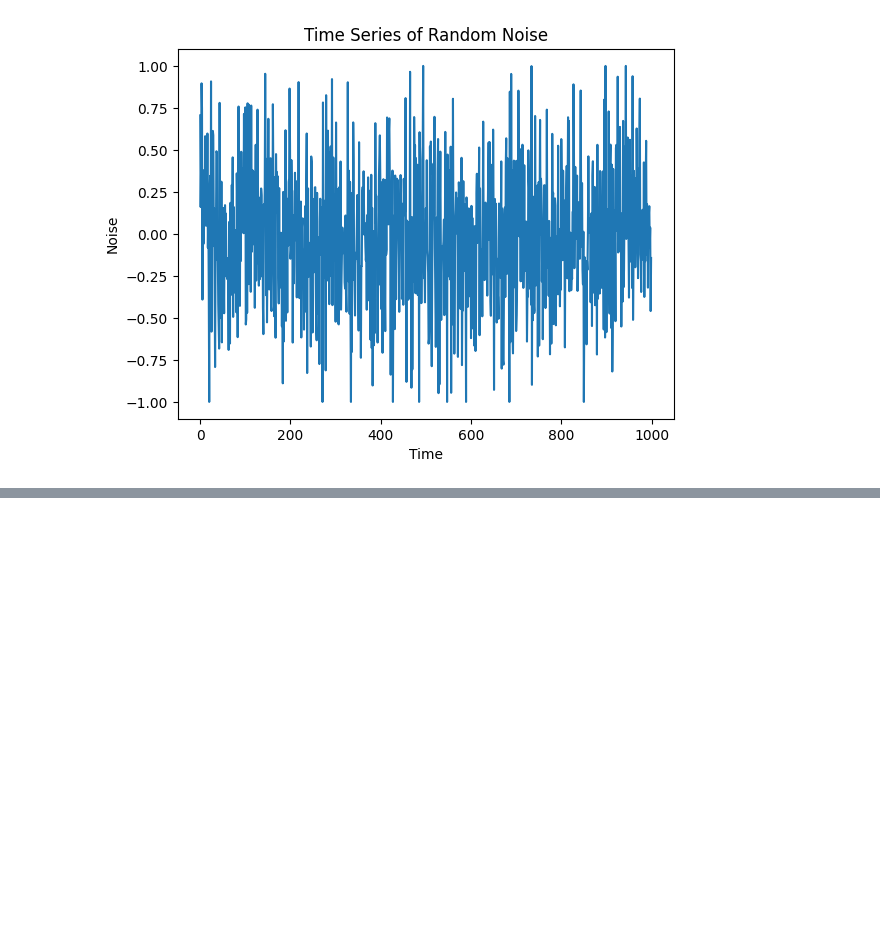
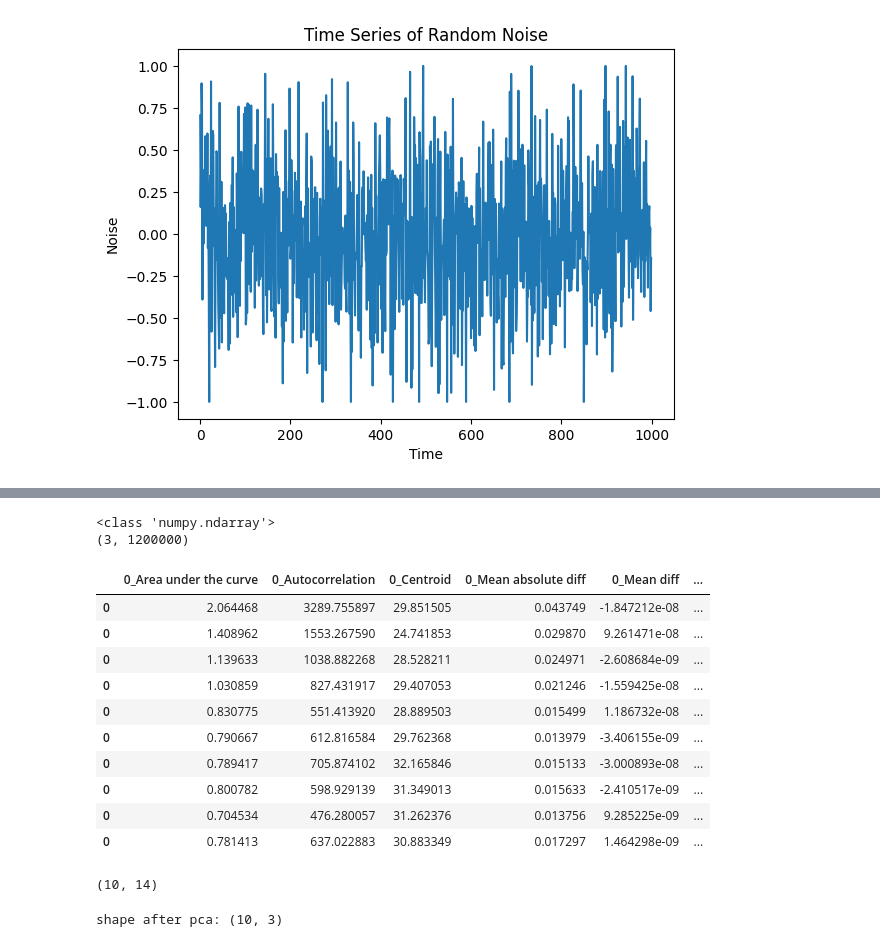
Before and after one commit to Denolle-Lab/OrcaSeis, a Jupyter notebook: wav_data_analysis.ipynb, the cells around one changed output, grey strips where cells are left out. Drawn from its saved outputs; the diff is of its cells as text; code cells hidden in the pictures; blank space fills up the shorter version.

```diff
--- a/wav_data_analysis.ipynb
+++ b/wav_data_analysis.ipynb
@@ -150,0 +173,10 @@ plt.show()
+# %%
+cfg = tsfel.get_features_by_domain('temporal')
+# %%
+features_df = []
+for i in range(10):
+    if i == 0:
+        features_df = tsfel.time_series_features_extractor(cfg, full_audio_data_split[i], fs= sample_rate, window_size=sample_rate*60)
+    else:
+        df2 = tsfel.time_series_features_extractor(cfg, full_audio_data_split[i], fs= sample_rate, window_size=sample_rate*60)
+        features_df = pd.concat([features_df, df2])
@@ -150,0 +208,40 @@ plt.show()
+# %%
+print(type(full_audio_data_split[0:3]))
+print(full_audio_data_split[0:3].shape)
+# %% [output]
+<class 'numpy.ndarray'>
+(3, 1200000)
+# %%
+features_df
+# %% [output]
+|  | 0_Area under the curve | 0_Autocorrelation | 0_Centroid | 0_Mean absolute diff | 0_Mean diff | ... |
+| 0 | 2.064468 | 3289.755897 | 29.851505 | 0.043749 | -1.847212e-08 | ... |
+| 0 | 1.408962 | 1553.267590 | 24.741853 | 0.029870 | 9.261471e-08 | ... |
+| 0 | 1.139633 | 1038.882268 | 28.528211 | 0.024971 | -2.608684e-09 | ... |
+| 0 | 1.030859 | 827.431917 | 29.407053 | 0.021246 | -1.559425e-08 | ... |
+| 0 | 0.830775 | 551.413920 | 28.889503 | 0.015499 | 1.186732e-08 | ... |
+| 0 | 0.790667 | 612.816584 | 29.762368 | 0.013979 | -3.406155e-09 | ... |
+| 0 | 0.789417 | 705.874102 | 32.165846 | 0.015133 | -3.000893e-08 | ... |
+| 0 | 0.800782 | 598.929139 | 31.349013 | 0.015633 | -2.410517e-09 | ... |
+| 0 | 0.704534 | 476.280057 | 31.262376 | 0.013756 | 9.285225e-09 | ... |
+| 0 | 0.781413 | 637.022883 | 30.883349 | 0.017297 | 1.464298e-09 | ... |
+# %%
+# Convert df to np array
+features_np_array = features_df.to_numpy()
+print(features_np_array.shape)
+# %% [output]
+(10, 14)
+# %%
+# pca
+from sklearn import decomposition
+ncom = 3 # num of components (num dimensions data will be reduced to)
+
+pca = decomposition.PCA(n_components=ncom) # initializes pca model
+pca.fit(features_np_array) # fits model to features_np_array
+
+# applies PCA transformaation to features_np_array, x has reduced dimensions
+x = pca.transform(features_np_array)
+
+print('shape after pca:', x.shape)
+# %% [output]
+shape after pca: (10, 3)
```
Also changed, not shown: parts of 6 cells of this notebook.
